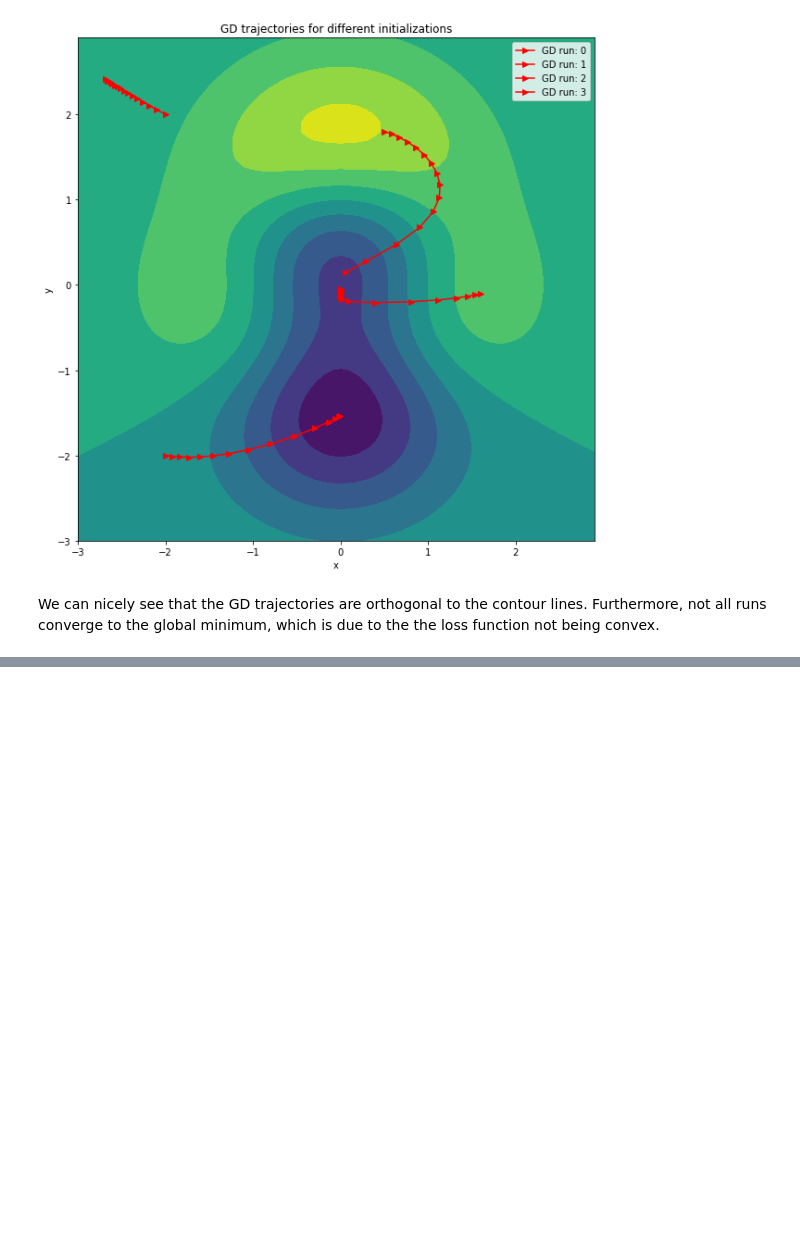
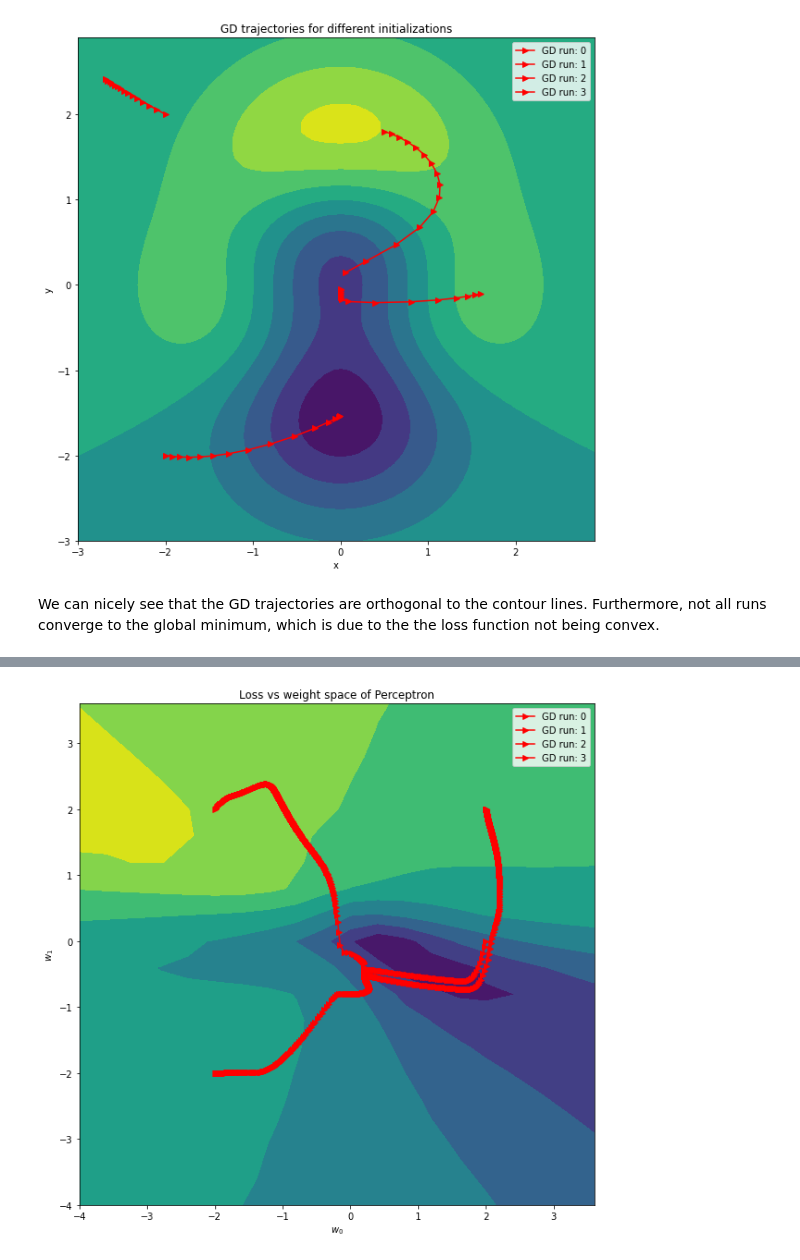
Before and after one commit to vbjan/autogradengine, a Jupyter notebook: demo.ipynb, the cells around one changed output, grey strips where cells are left out. Saved outputs shown, nothing was run; the diff lists cells and outputs as text; code cells hidden in the pictures; blank space fills up the shorter version.

```diff
--- a/demo.ipynb
+++ b/demo.ipynb
@@ -337,0 +388,31 @@ NameError: name 'w' is not defined
+# %%
+# loss as function of perceptron weight parameters
+def weight_to_loss(w0s, w1s):
+    perceptron = Perceptron(output_size=1, input_size=2)
+    i_max, j_max = w0s.shape
+    Z = np.zeros(w0s.shape)
+    for i in range(i_max):
+        for j in range(j_max):
+            perceptron.linear.weight.value[0, 0] = w0s[i, j]
+            perceptron.linear.weight.value[0, 1] = w1s[i, j]
+            Z[i, j] =  perceptron.forward_dataset(dataset, mseloss).value.squeeze()
+    return Z
+# %%
+# Compute loss for a mesh of weight values
+x = np.arange(-4.0,4.0,0.4)
+y = np.arange(-4.0,4.0,0.4)
+[X, Y] = np.meshgrid(x, y)
+Z = weight_to_loss(X,Y)
+# %%
+# Plot the GD trajectories in weight space
+fig, ax = plt.subplots(1, 1)
+ax.contourf(X, Y, Z)
+for i, w in enumerate(weight_hist):
+    ax.plot(w[:, 0], w[:, 1], '->', color='r', label=f'GD run: {i}')
+ax.set_xlabel('$w_0$')
+ax.set_ylabel('$w_1$')
+plt.title("Loss vs weight space of Perceptron")
+plt.legend()
+plt.show()
+# %% [output]
+[figure, added]
```
Also changed, not shown: parts of 13 cells of this notebook, 2 other files.
